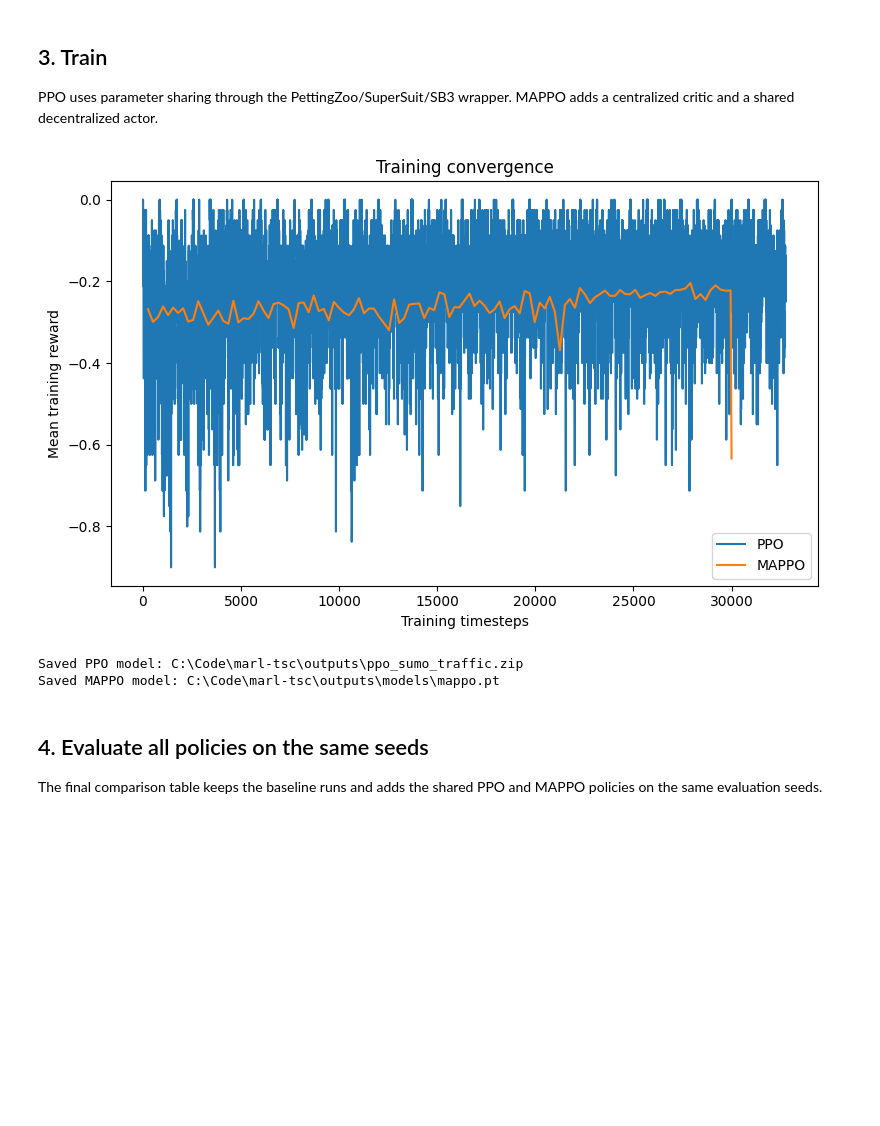
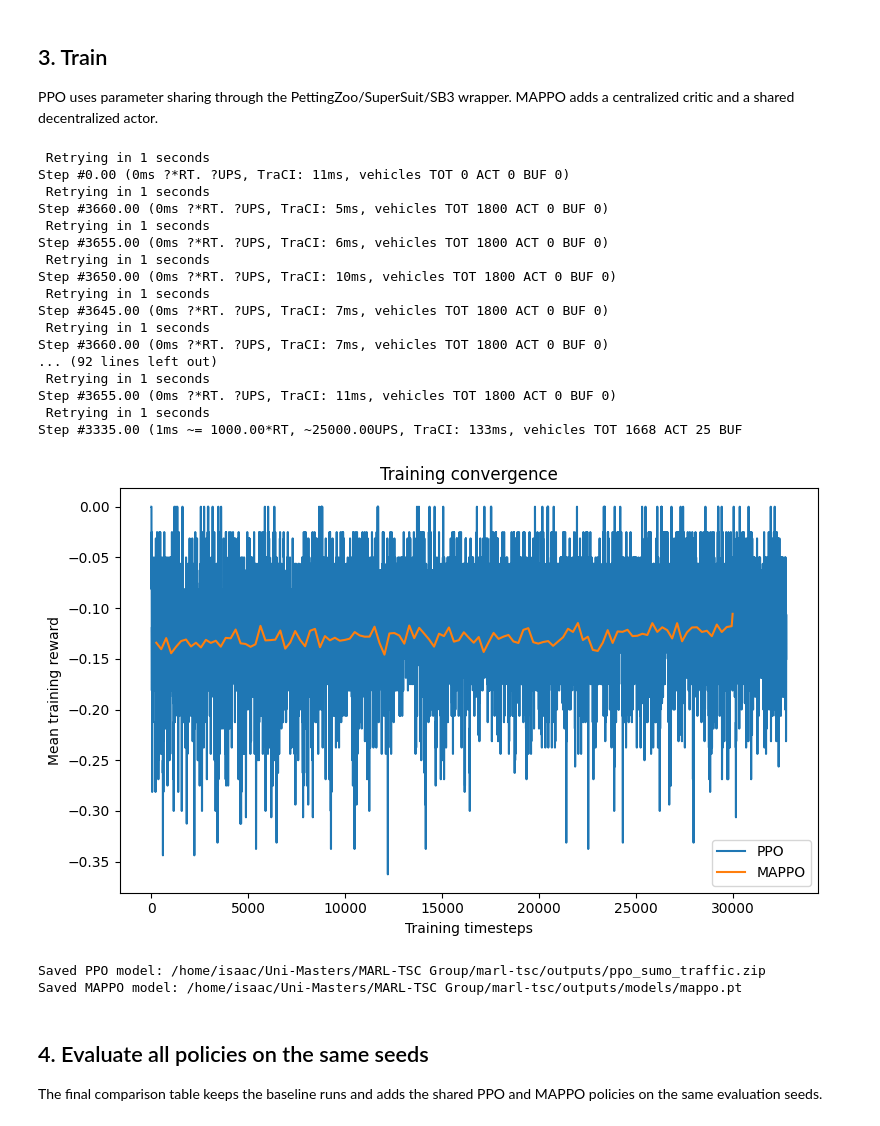
Before and after one commit to abergh18/marl-tsc, a Jupyter notebook: notebooks/main_flow.ipynb, the cells around one changed output. Drawn from its saved outputs; the diff is of its cells as text; code cells hidden in the pictures; blank space fills up the shorter version.

```diff
--- a/notebooks/main_flow.ipynb
+++ b/notebooks/main_flow.ipynb
@@ -40,6 +40,12 @@ from marl_tsc.simulation_generator import SimulationGenerator, DEFAULT_TRAFFIC_L
 from marl_tsc.training import train_ppo, evaluate_policy, plot_training_histories
 from marl_tsc.mappo import train_mappo
 from marl_tsc.baselines import random_actions, fixed_time_actions
+# %%
+#Globals
+SIMULATION_DURATION = 3600
+NUM_EPISODES = 20
+EVALUATION_EPISODES = 10
+TOTAL_TIMESTEPS = 150_000
 # %% [markdown]
 ## 1. Generate the SUMO simulation files
 
@@ -54,11 +60,11 @@ traffic_light_ids = list(DEFAULT_TRAFFIC_LIGHT_IDS)
 generator = SimulationGenerator(
     output_dir=OUTPUT_DIR,
     grid_number=4,
-    lane_number=1,
+    lane_number=2,
     traffic_light_ids=traffic_light_ids,
     trip_begin=0,
-    trip_end=1000,
-    trip_period=2,
+    trip_end=2000,
+    trip_period=0.5,
     seed=42,
 )
 
@@ -125,34 +149,53 @@ PPO uses parameter sharing through the PettingZoo/SuperSuit/SB3 wrapper. MAPPO a
 # %%
 ppo_model, ppo_history, ppo_model_path = train_ppo(
     config_file=paths.config_file,
     traffic_light_ids=traffic_light_ids,
     output_dir=OUTPUT_DIR,
     total_timesteps=30_000,
-    max_steps=1000,
+    max_steps=SIMULATION_DURATION,
     seed=42,
-    env_kwargs={"green_phase_count": GREEN_PHASE_COUNT},
+    env_kwargs={"green_phase_count": GREEN_PHASE_COUNT,
+                "min_green_seconds": 5 },
 )
 
 mappo_model, mappo_history, mappo_model_path = train_mappo(
     config_file=paths.config_file,
     traffic_light_ids=traffic_light_ids,
     output_dir=OUTPUT_DIR,
     total_timesteps=30_000,
-    rollout_steps=256,
-    max_steps=1000,
+    rollout_steps=1024,
+    max_steps=SIMULATION_DURATION,
     seed=42,
-    env_kwargs={"green_phase_count": GREEN_PHASE_COUNT},
+    env_kwargs={"green_phase_count": GREEN_PHASE_COUNT,
+                "min_green_seconds": 5 },
 )
 
 fig, ax = plot_training_histories(ppo_history + mappo_history)
 plt.show()
 
 print("Saved PPO model:", ppo_model_path)
 print("Saved MAPPO model:", mappo_model_path)
 # %% [output]
+ Retrying in 1 seconds
+Step #0.00 (0ms ?*RT. ?UPS, TraCI: 11ms, vehicles TOT 0 ACT 0 BUF 0)
+ Retrying in 1 seconds
+Step #3660.00 (0ms ?*RT. ?UPS, TraCI: 5ms, vehicles TOT 1800 ACT 0 BUF 0)
+ Retrying in 1 seconds
+Step #3655.00 (0ms ?*RT. ?UPS, TraCI: 6ms, vehicles TOT 1800 ACT 0 BUF 0)
+ Retrying in 1 seconds
+Step #3650.00 (0ms ?*RT. ?UPS, TraCI: 10ms, vehicles TOT 1800 ACT 0 BUF 0)
+ Retrying in 1 seconds
+Step #3645.00 (0ms ?*RT. ?UPS, TraCI: 7ms, vehicles TOT 1800 ACT 0 BUF 0)
+ Retrying in 1 seconds
+Step #3660.00 (0ms ?*RT. ?UPS, TraCI: 7ms, vehicles TOT 1800 ACT 0 BUF 0)
+... (92 lines left out)
+ Retrying in 1 seconds
+Step #3655.00 (0ms ?*RT. ?UPS, TraCI: 11ms, vehicles TOT 1800 ACT 0 BUF 0)
+ Retrying in 1 seconds
+Step #3335.00 (1ms ~= 1000.00*RT, ~25000.00UPS, TraCI: 133ms, vehicles TOT 1668 ACT 25 BUF
-[figure, old version]
+[figure, new version]
-Saved PPO model: C:\Code\marl-tsc\outputs\ppo_sumo_traffic.zip
-Saved MAPPO model: C:\Code\marl-tsc\outputs\models\mappo.pt
+Saved PPO model: /home/isaac/Uni-Masters/MARL-TSC Group/marl-tsc/outputs/ppo_sumo_traffic.zip
+Saved MAPPO model: /home/isaac/Uni-Masters/MARL-TSC Group/marl-tsc/outputs/models/mappo.pt
 # %% [markdown]
 ## 4. Evaluate all policies on the same seeds
 
```
Also changed, not shown: parts of 4 cells of this notebook, 3 other files.
